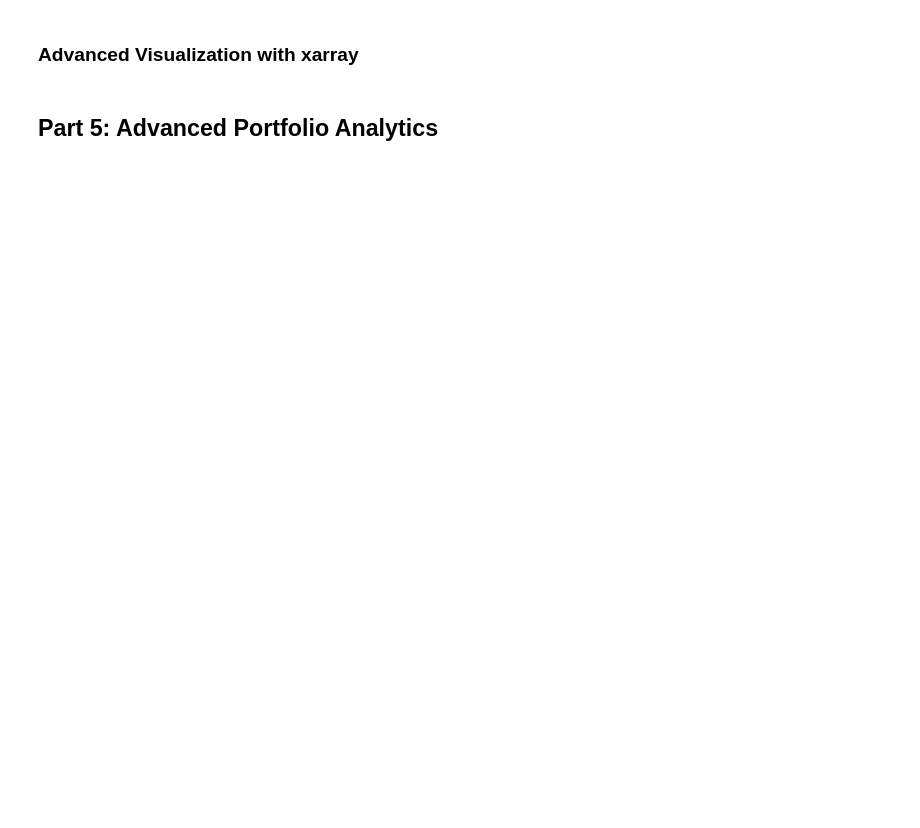
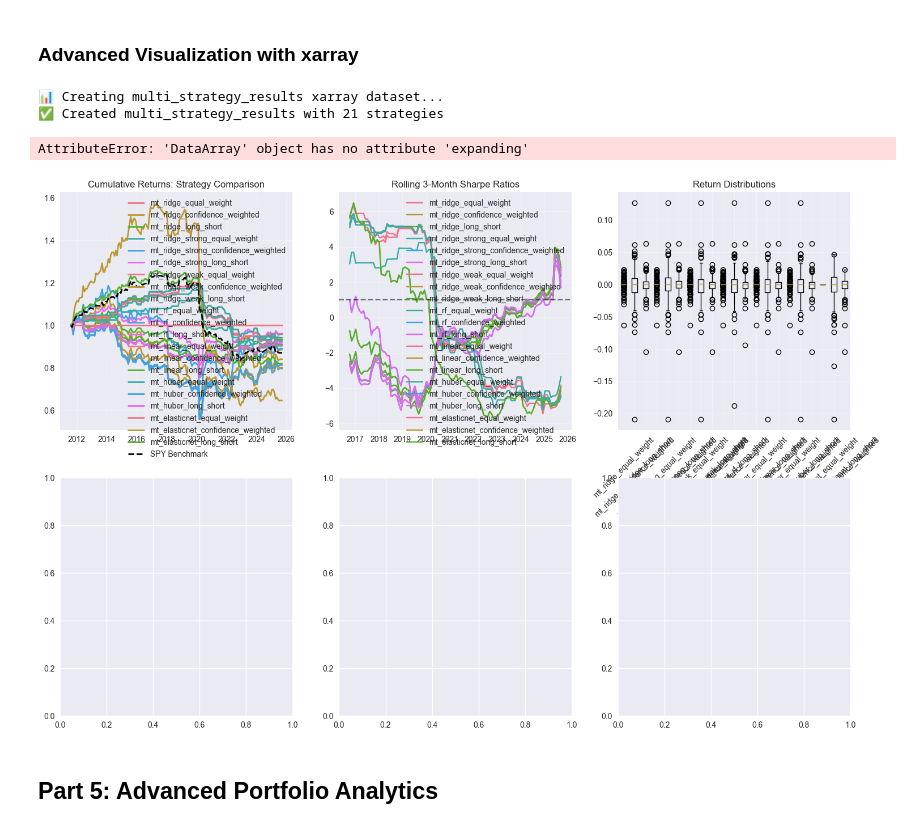
Before and after one commit to Cerebellum-Archive/capstone_simulator, a Jupyter notebook: notebooks/02_multi_target_tutorial.ipynb, the cells around one changed output. Saved outputs shown, nothing was run; the diff lists cells and outputs as text; code cells hidden in the pictures; blank space fills up the shorter version.

```diff
--- a/notebooks/02_multi_target_tutorial.ipynb
+++ b/notebooks/02_multi_target_tutorial.ipynb
@@ -419,12 +523,12 @@ for i, (regout, tag) in enumerate(zip(regout_list, sweep_tags)):
 results_summary = pd.DataFrame()
 for tag in sweep_tags:
     strategy_data = {
-        'Annual_Return': stats_df.loc['return', tag],
-        'Volatility': stats_df.loc['stdev', tag],
-        'Sharpe_Ratio': stats_df.loc['sharpe', tag],
-        'Max_Drawdown': stats_df.loc['max_drawdown', tag],
-        'Start_Date': stats_df.loc['start_date', tag],
-        'End_Date': stats_df.loc['end_date', tag]
+        'Annual_Return': stats_df.loc[tag, 'return'],
+        'volatility': stats_df.loc[tag, 'volatility'],
+        'Sharpe_Ratio': stats_df.loc[tag, 'sharpe'],
+        'Max_Drawdown': stats_df.loc[tag, 'max_drawdown'],
+        'Start_Date': stats_df.loc[tag, 'start_date'],
+        'End_Date': stats_df.loc[tag, 'end_date']
     }
     results_summary[tag] = pd.Series(strategy_data)
 
@@ -451,18 +573,62 @@ print(f"📄 Professional PDF report: {pdf_path}")
 # %% [markdown]
 ### Advanced Visualization with xarray
 # %%
+# Create comprehensive performance dashboard
+# Create multi_strategy_results xarray dataset for plotting
+print("📊 Creating multi_strategy_results xarray dataset...")
+
+# Extract portfolio returns and create xarray dataset
+portfolio_returns_data = []
+strategy_names = []
+
+for i, (regout, tag) in enumerate(zip(regout_list, sweep_tags)):
+    if "portfolio_return" in regout.columns:
+        portfolio_returns_data.append(regout["portfolio_return"].values)
+        strategy_names.append(tag)
+
+# Create xarray dataset
+import xarray as xr
+
+if portfolio_returns_data:
+    # Get the time index from the first strategy
+    time_index = regout_list[0].index
+
+    # Create DataArray for portfolio returns
+    portfolio_returns = xr.DataArray(
+        np.array(portfolio_returns_data),
+        coords={
+            "strategy": strategy_names,
+            "time": time_index
+        },
+        dims=["strategy", "time"]
+    )
+
+    # Create SPY benchmark data
+    spy_benchmark = y_multi["SPY"].reindex(time_index, method="ffill")
+
+    # Create multi_strategy_results dataset
+    multi_strategy_results = xr.Dataset({
+        "portfolio_returns": portfolio_returns,
+        "spy_benchmark": spy_benchmark
+    })
+
+    print(f"✅ Created multi_strategy_results with {len(strategy_names)} strategies")
+else:
+    print("❌ No portfolio returns data found")
+    multi_strategy_results = None
+
 # Create comprehensive performance dashboard
 fig, axes = plt.subplots(2, 3, figsize=(18, 12))
 
 # 1. Cumulative returns comparison
 cumulative_returns = (1 + multi_strategy_results.portfolio_returns).cumprod(dim='time')
-spy_cumulative = (1 + multi_strategy_results.spy_benchmark).cumprod(dim='time')
+spy_cumulative = (1 + multi_strategy_results.spy_benchmark).cumprod()
 
 for strategy in strategy_names:
     cumret = cumulative_returns.sel(strategy=strategy)
     axes[0,0].plot(cumret.time, cumret.values, label=strategy, linewidth=2)
 
-axes[0,0].plot(spy_cumulative.time, spy_cumulative.values,
+axes[0,0].plot(spy_cumulative.dim_0, spy_cumulative.values,
               label='SPY Benchmark', color='black', linestyle='--', linewidth=2)
 axes[0,0].set_title('Cumulative Returns: Strategy Comparison')
 axes[0,0].legend()
@@ -489,7 +655,7 @@ for strategy in strategy_names:
     return_data.append(returns)
     strategy_labels.append(strategy)
 
-axes[0,2].boxplot(return_data, labels=strategy_labels)
+axes[0,2].boxplot(return_data, tick_labels=strategy_labels)
 axes[0,2].set_title('Return Distributions')
 axes[0,2].tick_params(axis='x', rotation=45)
 axes[0,2].grid(True, alpha=0.3)
@@ -505,33 +671,38 @@ axes[1,0].plot(drawdown.time, drawdown.values, color='red', linewidth=1)
 axes[1,0].set_title(f'Drawdown Analysis: {best_strategy}')
 axes[1,0].set_ylabel('Drawdown %')
 axes[1,0].grid(True, alpha=0.3)
 
 # 5. Strategy correlation matrix
 strategy_corr_data = {}
 for strategy in strategy_names:
     strategy_corr_data[strategy] = multi_strategy_results.portfolio_returns.sel(strategy=strategy).values
 
 strategy_corr_df = pd.DataFrame(strategy_corr_data)
 correlation_matrix = strategy_corr_df.corr()
 
 sns.heatmap(correlation_matrix, annot=True, cmap='RdYlBu_r', center=0,
            ax=axes[1,1], cbar_kws={'label': 'Correlation'})
 axes[1,1].set_title('Strategy Return Correlations')
 
 # 6. Individual asset performance
 asset_returns = multi_strategy_results.individual_returns
 asset_sharpe = (asset_returns.mean(dim='time') / asset_returns.std(dim='time')) * np.sqrt(252)
 
 asset_sharpe.plot(kind='bar', ax=axes[1,2])
 axes[1,2].set_title('Individual Asset Sharpe Ratios')
 axes[1,2].set_ylabel('Annualized Sharpe Ratio')
 axes[1,2].tick_params(axis='x', rotation=0)
 axes[1,2].grid(True, alpha=0.3)
 
 plt.tight_layout()
 plt.show()
 
 print("📈 Comprehensive strategy analysis completed!")
+# %% [output]
+📊 Creating multi_strategy_results xarray dataset...
+✅ Created multi_strategy_results with 21 strategies
+AttributeError: 'DataArray' object has no attribute 'expanding'
+[figure, added]
 # %% [markdown]
 ## Part 5: Advanced Portfolio Analytics
 # %%
```
Also changed, not shown: parts of 9 cells of this notebook, 3 other files.
